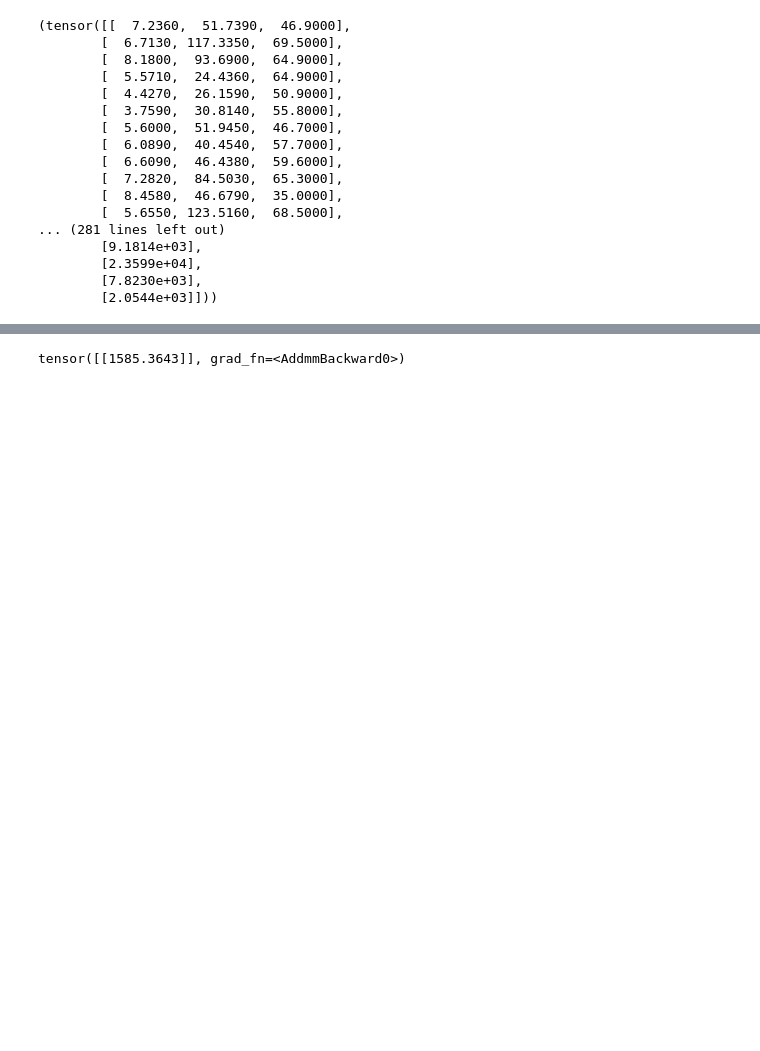
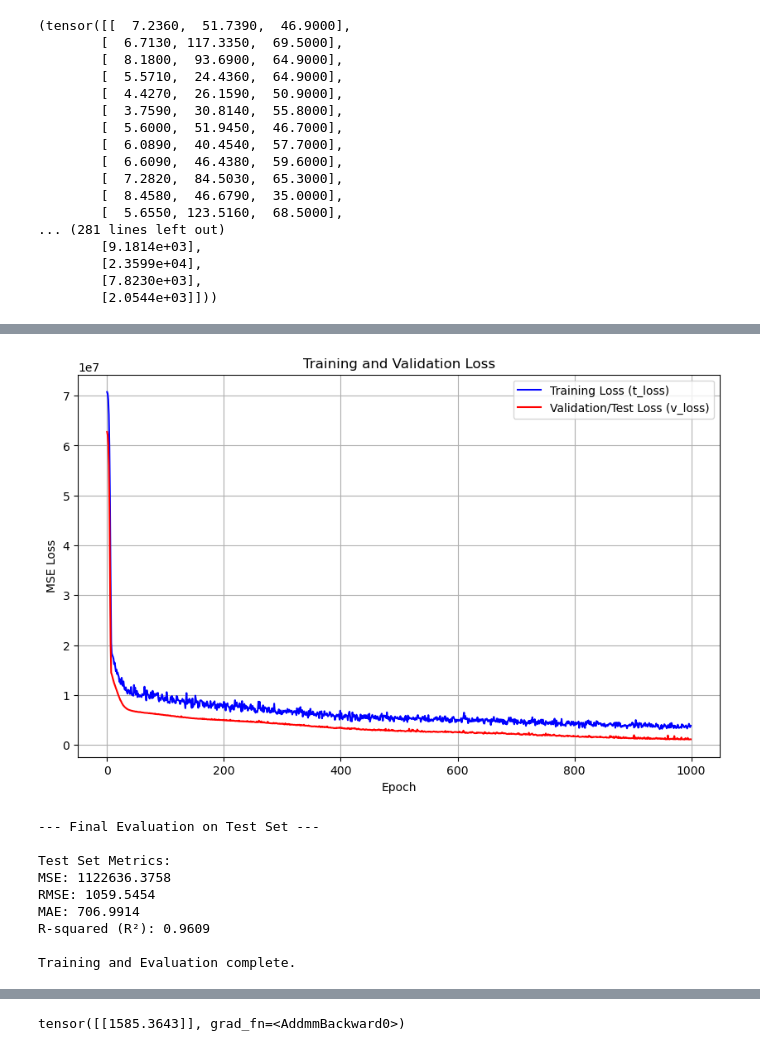
Before and after one commit to MMenser/CMEC_SandwichPanel, a Jupyter notebook: Models/MLP/Parameters_To_Stiffness/Pytorch_MLP.ipynb, the cells around one changed output, grey strips where cells are left out. Drawn from its saved outputs; the diff is of its cells as text; code cells hidden in the pictures; blank space fills up the shorter version.

```diff
--- a/Models/MLP/Parameters_To_Stiffness/Pytorch_MLP.ipynb
+++ b/Models/MLP/Parameters_To_Stiffness/Pytorch_MLP.ipynb
@@ -137,11 +138,12 @@ test_loader = DataLoader(test_dataset, batch_size=BATCH_SIZE, shuffle=False)
 mae_criterion = nn.L1Loss()  # Mean Absolute Error Loss
 criterion = nn.MSELoss()  # Mean Squared Error Loss
 
-print("\nTraining...")
+trainLoss = []
+validationLoss = []
+print("\n--- Starting Training ---")
 for epoch in range(NUM_EPOCHS):
     model.train()  # Set model to training mode
     running_loss = 0.0
-
     for inputs, targets in train_loader:
         inputs = inputs.to(device)
         targets = targets.to(device)
@@ -155,6 +157,33 @@ for epoch in range(NUM_EPOCHS):
         running_loss += loss.item() * targets.size(0)
 
     avg_train_loss = running_loss / len(X_train)
+    trainLoss.append(avg_train_loss) # Store the average training loss
+    model.eval()
+    running_val_loss = 0.0
+    val_samples = 0
+    with torch.no_grad():
+        for inputs, targets in test_loader:
+            inputs = inputs.to(device)
+            targets = targets.to(device)
+
+            outputs = model(inputs)
+            val_loss = criterion(outputs, targets) # Use the same loss for comparison
+            running_val_loss += val_loss.item() * targets.size(0)
+            val_samples += targets.size(0)
+
+    avg_val_loss = running_val_loss / val_samples
+    validationLoss.append(avg_val_loss) # Store the average validation loss
+    print(f'Epoch [{epoch+1}/{NUM_EPOCHS}], Train Loss (t_loss): {avg_train_loss:.4f}, Val Loss (v_loss): {avg_val_loss:.4f}')
+
+plt.figure(figsize=(10, 6))
+plt.plot(trainLoss, label='Training Loss (t_loss)', color='blue')
+plt.plot(validationLoss, label='Validation/Test Loss (v_loss)', color='red')
+plt.title('Training and Validation Loss')
+plt.xlabel('Epoch')
+plt.ylabel('MSE Loss')
+plt.legend()
+plt.grid(True)
+plt.show() #
 
 # --- Final Evaluation on TEST SET ---
 print("\n--- Final Evaluation on Test Set ---")
@@ -220,3 +255,13 @@ Training and Evaluation complete.
+[figure, added]
+--- Final Evaluation on Test Set ---
+
+Test Set Metrics:
+MSE: 1122636.3758
+RMSE: 1059.5454
+MAE: 706.9914
+R-squared (R²): 0.9609
+
+Training and Evaluation complete.
 # %%
 
 array_y_train_pred = model(X_train_tensor).detach().numpy()
```
Also changed, not shown: parts of 5 cells of this notebook, 4 other files.
